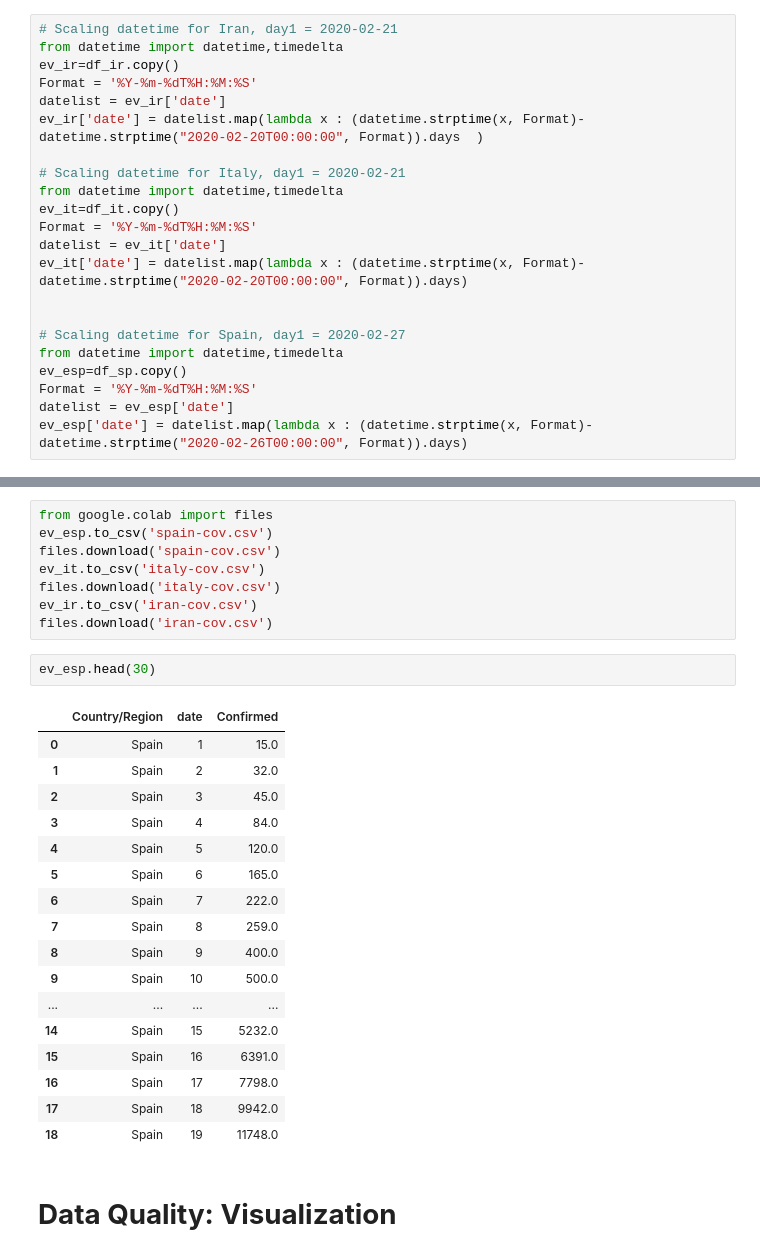
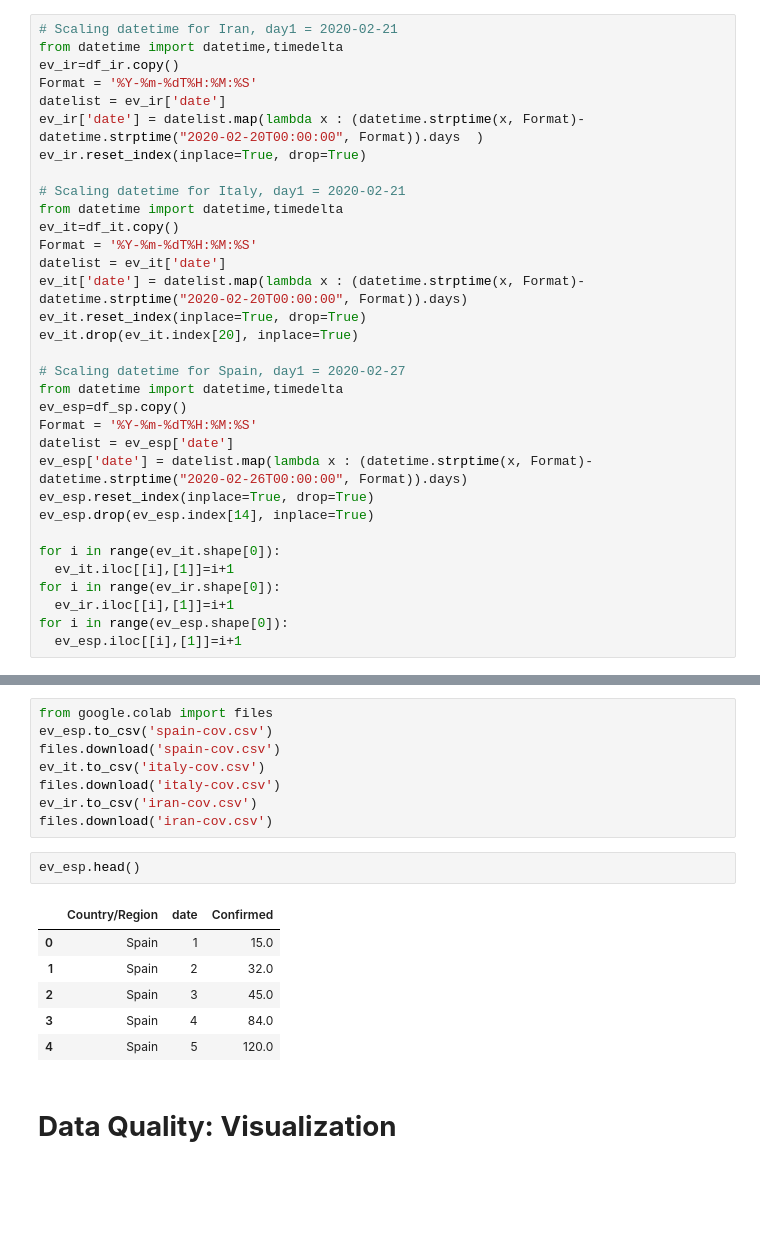
Before and after one commit to hatim1971/covid-19, a Jupyter notebook: Covid19_ETL.ipynb, the cells around one changed output, grey strips where cells are left out. Drawn from its saved outputs; the diff is of its cells as text; blank space fills up the shorter version.

```diff
--- a/Covid19_ETL.ipynb
+++ b/Covid19_ETL.ipynb
@@ -266,6 +278,7 @@ ev_ir=df_ir.copy()
 Format = '%Y-%m-%dT%H:%M:%S'
 datelist = ev_ir['date']
 ev_ir['date'] = datelist.map(lambda x : (datetime.strptime(x, Format)- datetime.strptime("2020-02-20T00:00:00", Format)).days  )
+ev_ir.reset_index(inplace=True, drop=True)
 
 # Scaling datetime for Italy, day1 = 2020-02-21
 from datetime import datetime,timedelta
@@ -273,7 +286,8 @@ ev_it=df_it.copy()
 Format = '%Y-%m-%dT%H:%M:%S'
 datelist = ev_it['date']
 ev_it['date'] = datelist.map(lambda x : (datetime.strptime(x, Format)- datetime.strptime("2020-02-20T00:00:00", Format)).days)
-
+ev_it.reset_index(inplace=True, drop=True)
+ev_it.drop(ev_it.index[20], inplace=True)
 
 # Scaling datetime for Spain, day1 = 2020-02-27
 from datetime import datetime,timedelta
@@ -281,3 +295,12 @@ ev_esp=df_sp.copy()
 Format = '%Y-%m-%dT%H:%M:%S'
 datelist = ev_esp['date']
 ev_esp['date'] = datelist.map(lambda x : (datetime.strptime(x, Format)- datetime.strptime("2020-02-26T00:00:00", Format)).days)
+ev_esp.reset_index(inplace=True, drop=True)
+ev_esp.drop(ev_esp.index[14], inplace=True)
+
+for i in range(ev_it.shape[0]):
+  ev_it.iloc[[i],[1]]=i+1
+for i in range(ev_ir.shape[0]):
+  ev_ir.iloc[[i],[1]]=i+1
+for i in range(ev_esp.shape[0]):
+  ev_esp.iloc[[i],[1]]=i+1
@@ -310,25 +313,14 @@ files.download('italy-cov.csv')
 ev_ir.to_csv('iran-cov.csv')
 files.download('iran-cov.csv')
 # %%
-ev_esp.head(30)
+ev_esp.head()
 # %% [output]
 |  | Country/Region | date | Confirmed |
 | 0 | Spain | 1 | 15.0 |
 | 1 | Spain | 2 | 32.0 |
 | 2 | Spain | 3 | 45.0 |
 | 3 | Spain | 4 | 84.0 |
 | 4 | Spain | 5 | 120.0 |
-| 5 | Spain | 6 | 165.0 |
-| 6 | Spain | 7 | 222.0 |
-| 7 | Spain | 8 | 259.0 |
-| 8 | Spain | 9 | 400.0 |
-| 9 | Spain | 10 | 500.0 |
-| ... | ... | ... | ... |
-| 14 | Spain | 15 | 5232.0 |
-| 15 | Spain | 16 | 6391.0 |
-| 16 | Spain | 17 | 7798.0 |
-| 17 | Spain | 18 | 9942.0 |
-| 18 | Spain | 19 | 11748.0 |
 # %% [markdown]
 # **Data Quality: Visualization**
 # %%
```
Also changed, not shown: parts of 9 cells of this notebook.
